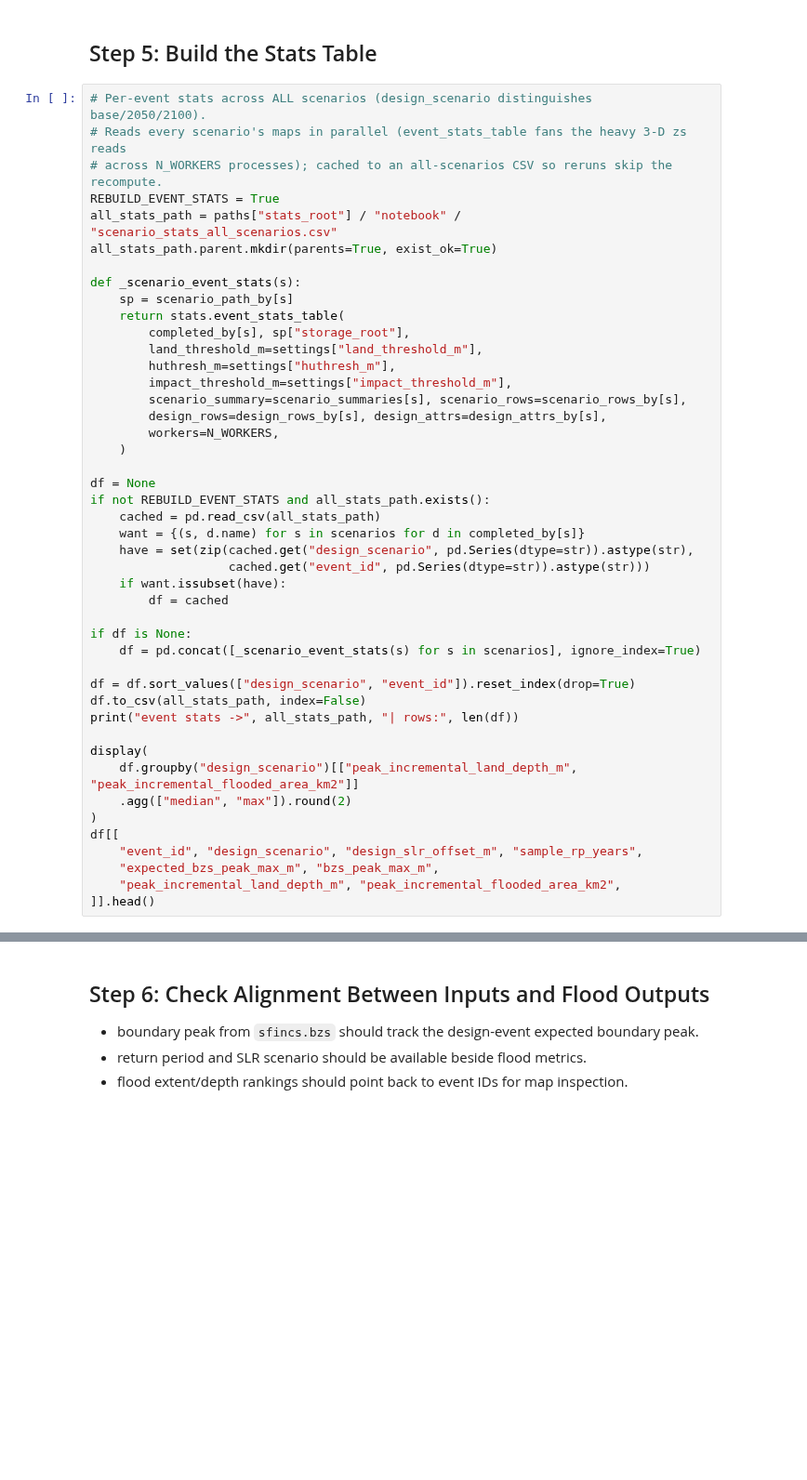
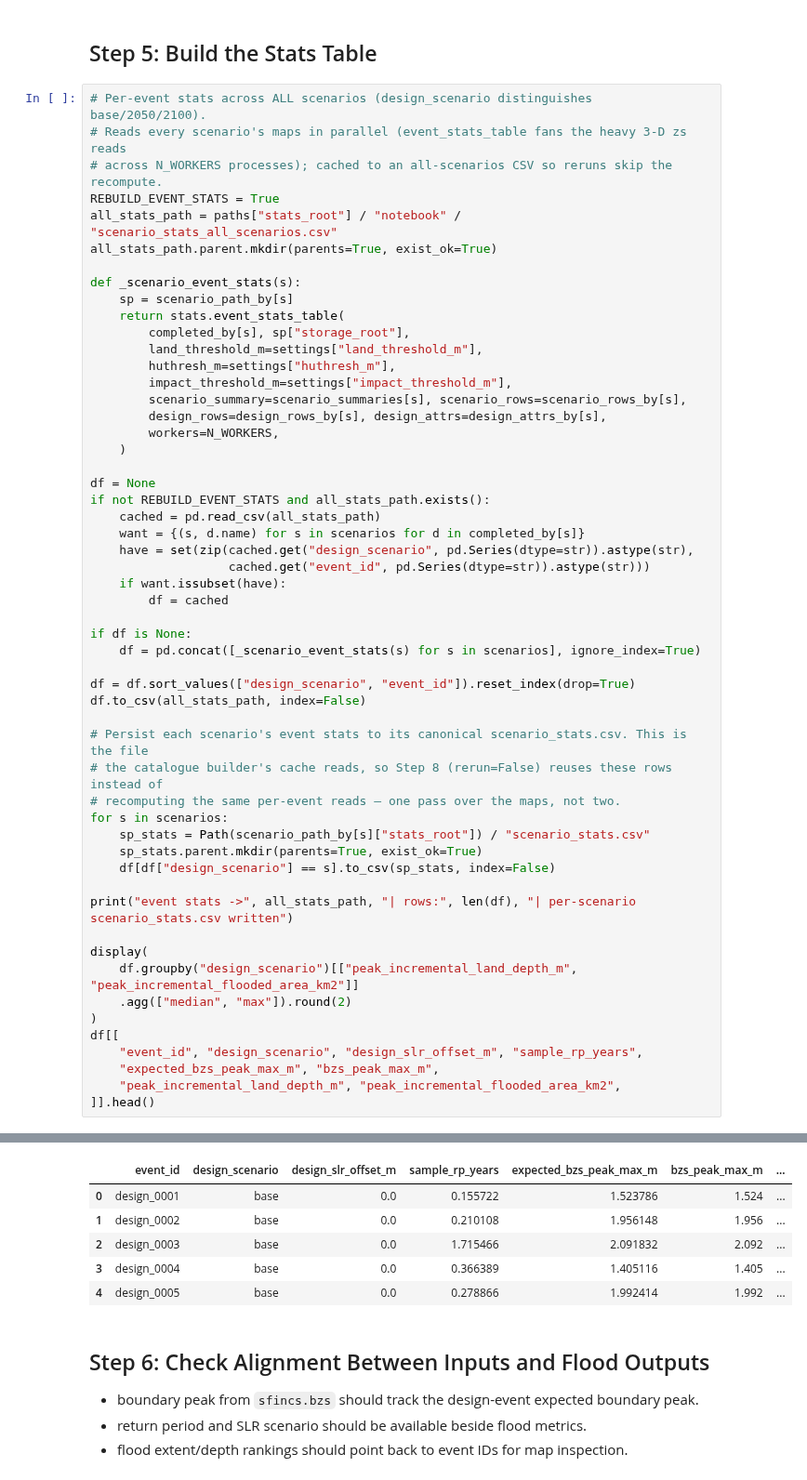
Before and after one commit to SusuXu-s-Lab/Flood-RM, a Jupyter notebook: locations/marshfield/02_flood/06_evaluate.ipynb, the cells around one changed output, grey strips where cells are left out. Shown at 93% size. Drawn from its saved outputs; the diff is of its cells as text; blank space fills up the shorter version.

```diff
--- a/locations/marshfield/02_flood/06_evaluate.ipynb
+++ b/locations/marshfield/02_flood/06_evaluate.ipynb
@@ -310,7 +324,16 @@ if df is None:
 
 df = df.sort_values(["design_scenario", "event_id"]).reset_index(drop=True)
 df.to_csv(all_stats_path, index=False)
-print("event stats ->", all_stats_path, "| rows:", len(df))
+
+# Persist each scenario's event stats to its canonical scenario_stats.csv. This is the file
+# the catalogue builder's cache reads, so Step 8 (rerun=False) reuses these rows instead of
+# recomputing the same per-event reads — one pass over the maps, not two.
+for s in scenarios:
+    sp_stats = Path(scenario_path_by[s]["stats_root"]) / "scenario_stats.csv"
+    sp_stats.parent.mkdir(parents=True, exist_ok=True)
+    df[df["design_scenario"] == s].to_csv(sp_stats, index=False)
+
+print("event stats ->", all_stats_path, "| rows:", len(df), "| per-scenario scenario_stats.csv written")
 
 display(
     df.groupby("design_scenario")[["peak_incremental_land_depth_m", "peak_incremental_flooded_area_km2"]]
@@ -321,3 +344,4 @@ df[[
     "expected_bzs_peak_max_m", "bzs_peak_max_m",
     "peak_incremental_land_depth_m", "peak_incremental_flooded_area_km2",
 ]].head()
+# %% [output]
@@ -324,3 +355,9 @@ df[[
+|  | event_id | design_scenario | design_slr_offset_m | sample_rp_years | expected_bzs_peak_max_m | bzs_peak_max_m | ... |
+| 0 | design_0001 | base | 0.0 | 0.155722 | 1.523786 | 1.524 | ... |
+| 1 | design_0002 | base | 0.0 | 0.210108 | 1.956148 | 1.956 | ... |
+| 2 | design_0003 | base | 0.0 | 1.715466 | 2.091832 | 2.092 | ... |
+| 3 | design_0004 | base | 0.0 | 0.366389 | 1.405116 | 1.405 | ... |
+| 4 | design_0005 | base | 0.0 | 0.278866 | 1.992414 | 1.992 | ... |
 # %% [markdown]
 ## Step 6: Check Alignment Between Inputs and Flood Outputs
 
```
Also changed, not shown: parts of 9 cells of this notebook, 20 other files.
